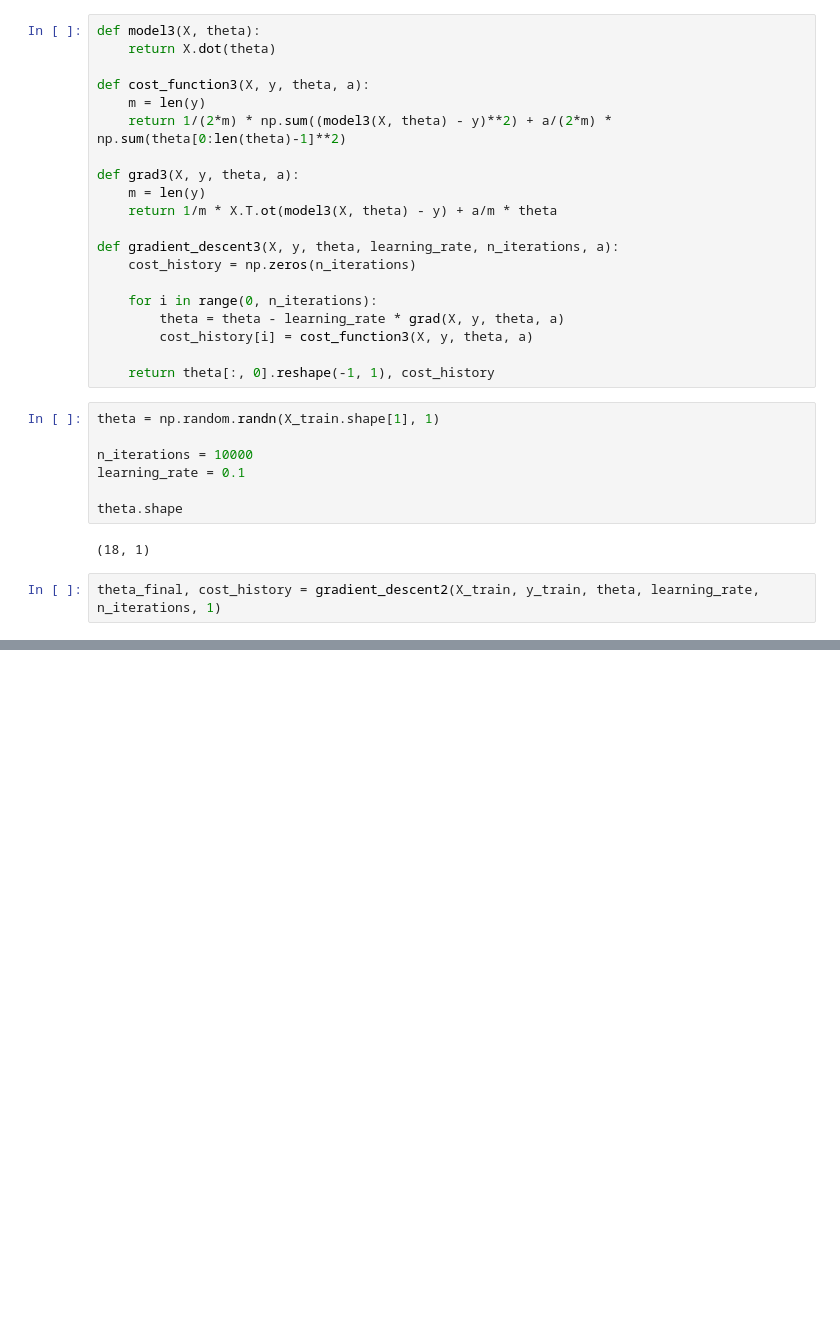
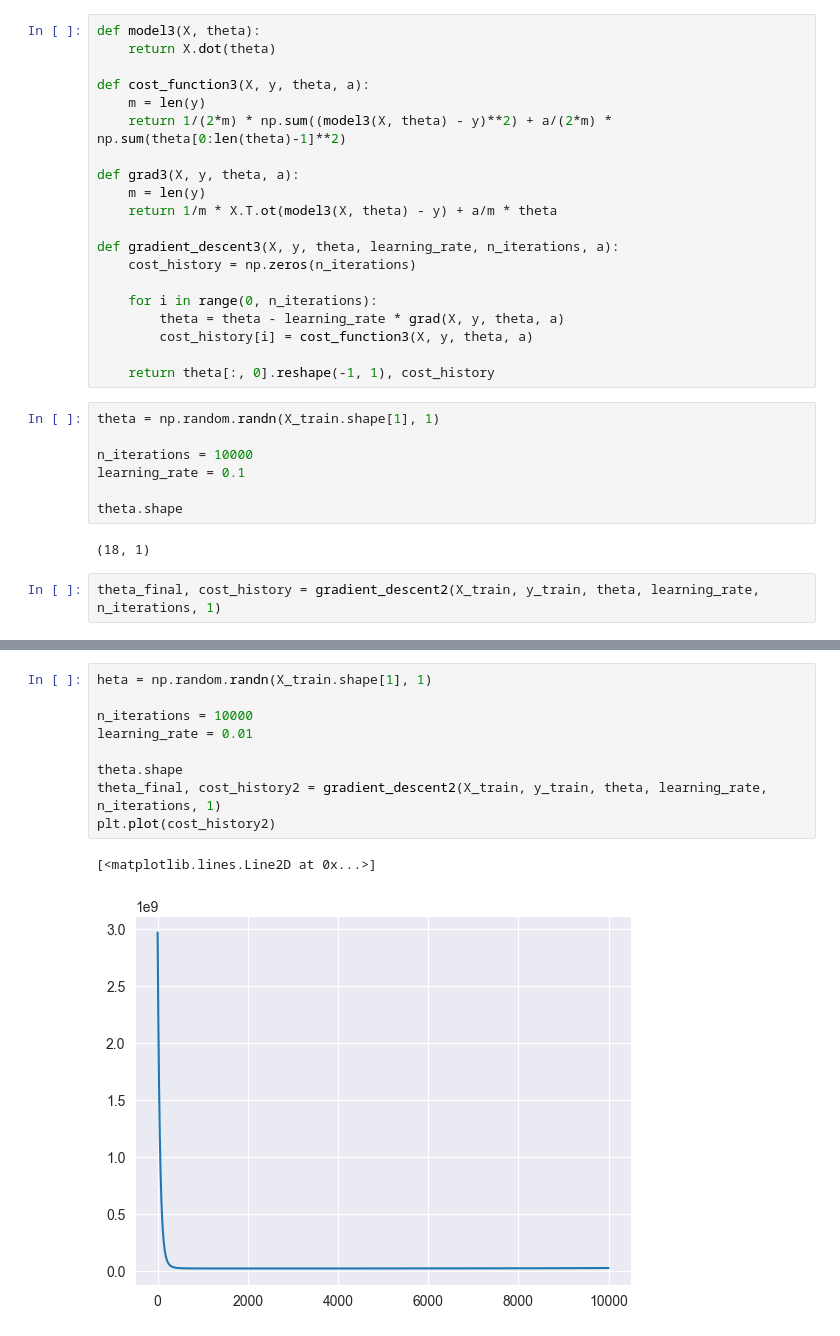
Before and after one commit to mohammedtlemsani/ai_tps, a Jupyter notebook: Seance 7/Regularization.ipynb, the cells around one changed output, grey strips where cells are left out. Drawn from its saved outputs; the diff is of its cells as text; blank space fills up the shorter version.

```diff
--- a/Seance 7/Regularization.ipynb
+++ b/Seance 7/Regularization.ipynb
@@ -267,0 +424,12 @@ r2
+# %%
+heta = np.random.randn(X_train.shape[1], 1)
+
+n_iterations = 10000
+learning_rate = 0.01
+
+theta.shape
+theta_final, cost_history2 = gradient_descent2(X_train, y_train, theta, learning_rate, n_iterations, 1)
+plt.plot(cost_history2)
+# %% [output]
+[<matplotlib.lines.Line2D at 0x...>]
+[figure, added]
```
Also changed, not shown: parts of 21 cells of this notebook, 1 other file.
